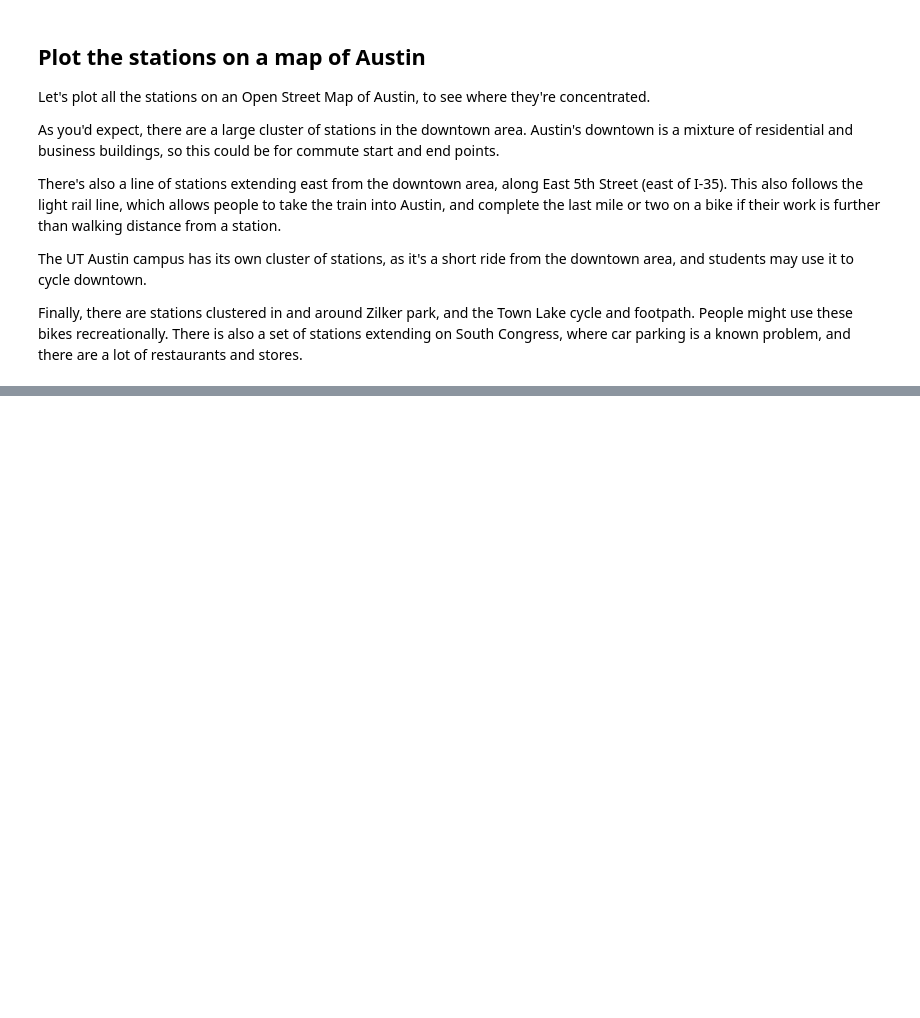
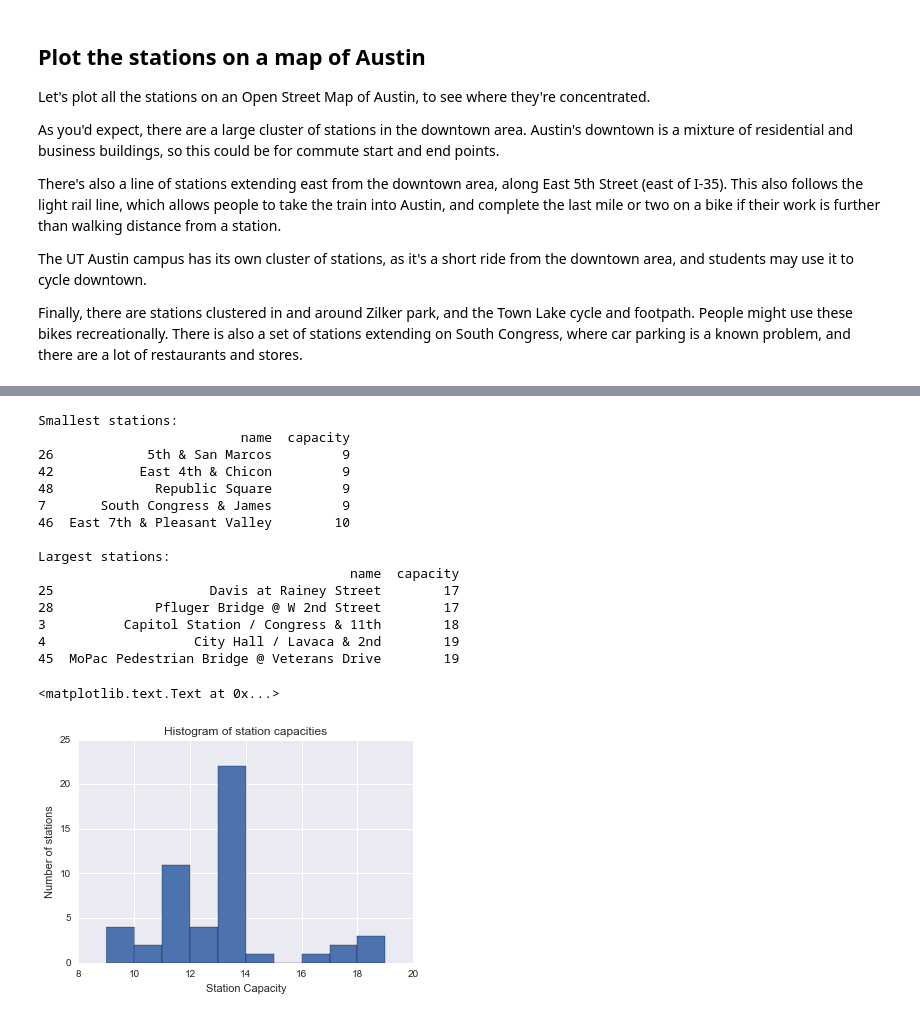
Before and after one commit to timgasser/bcycle-austin, a Jupyter notebook: notebooks/bcycle_stations.ipynb, the cells around one changed output, grey strips where cells are left out. Saved outputs shown, nothing was run; the diff lists cells and outputs as text; code cells hidden in the pictures; blank space fills up the shorter version.

Commit message:
Almost finished the stations data exploration notebook

```diff
--- a/notebooks/bcycle_stations.ipynb
+++ b/notebooks/bcycle_stations.ipynb
@@ -208,0 +92,48 @@ bike_pivot_mask.head()
+# %%
+# Load bikes dataframe, calculate the capacity of each every 5 minutes (bikes + docks)
+bikes_df = load_bikes()
+bikes_df['capacity'] = bikes_df['bikes'] + bikes_df['docks']
+
+# Now find the max capacity across all the stations at all 5 minute intervals
+bikes_df = bikes_df.groupby('station_id').max().reset_index()
+bikes_df = bikes_df[['station_id', 'capacity']]
+# print(bikes_df.shape)
+# bikes_df.head()
+
+# Now join with the stations dataframe using station_id
+stations_cap_df = pd.merge(stations_df, bikes_df, on='station_id')
+# print(stations_cap_df.shape)
+# stations_cap_df.head()
+
+# Print the smallest and largest stations
+sorted_stations = stations_cap_df.sort_values(by='capacity', ascending=True)
+print('Smallest stations: \n{}\n'.format(sorted_stations[['name', 'capacity']][:5]))
+print('Largest stations: \n{}\n'.format(sorted_stations[['name', 'capacity']][-5:]))
+
+
+
+# Show a histogram of the capacities
+fig = plt.figure()
+
+ax1 = stations_cap_df['capacity'].plot.hist()
+ax1.set_xlabel('Station Capacity')
+ax1.set_ylabel('Number of stations')
+ax1.set_title('Histogram of station capacities')
+# %% [output]
+Smallest stations:
+                          name  capacity
+26            5th & San Marcos         9
+42           East 4th & Chicon         9
+48             Republic Square         9
+7       South Congress & James         9
+46  East 7th & Pleasant Valley        10
+
+Largest stations:
+                                        name  capacity
+25                    Davis at Rainey Street        17
+28             Pfluger Bridge @ W 2nd Street        17
+3          Capitol Station / Congress & 11th        18
+4                   City Hall / Lavaca & 2nd        19
+45  MoPac Pedestrian Bridge @ Veterans Drive        19
+<matplotlib.text.Text at 0x...>
+[figure, added]
```
Also changed, not shown: parts of 29 cells of this notebook, 1 other file.
